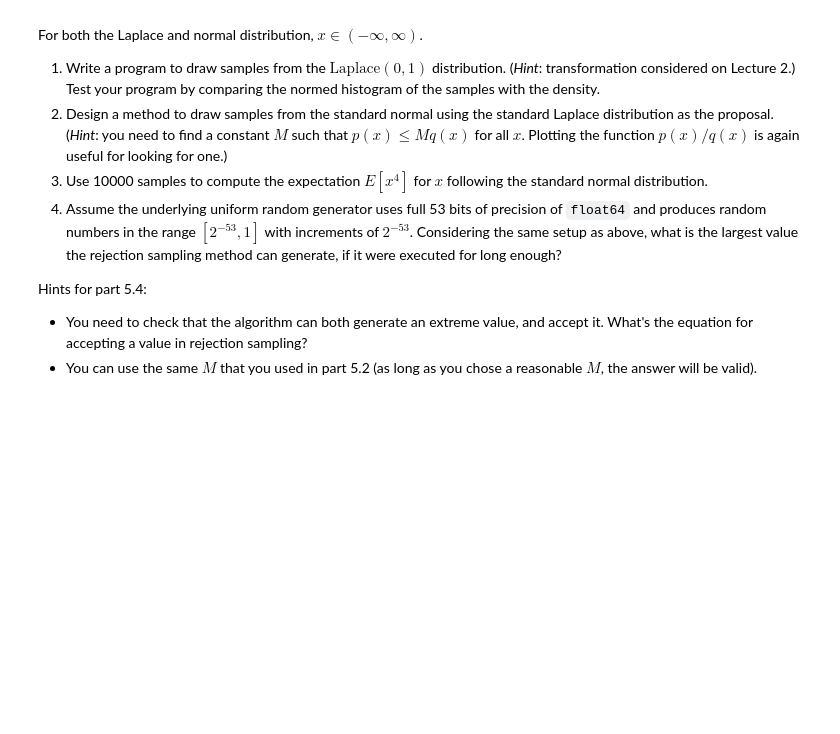
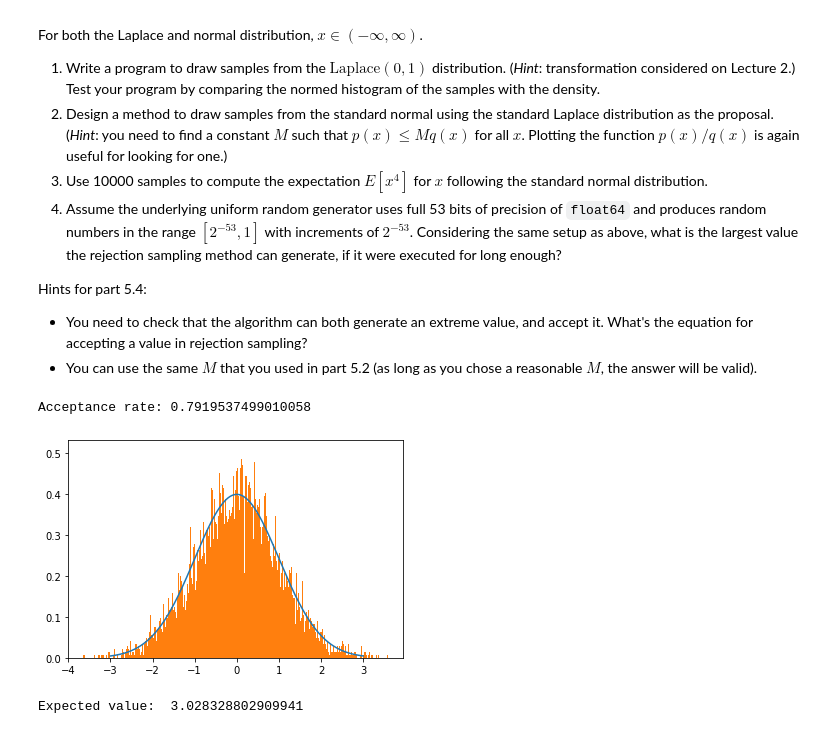
Before and after one commit to vyeoms/assignments, a Jupyter notebook: compstat/week1.ipynb, the cells around one changed output. Cells and saved outputs as stored; diff of their text form; code cells hidden in the pictures; blank space fills up the shorter version.

```diff
--- a/compstat/week1.ipynb
+++ b/compstat/week1.ipynb
@@ -245,3 +242,59 @@ For both the Laplace and normal distribution, $x \in (-\infty, \infty)$.
 Hints for part 5.4:
 - You need to check that the algorithm can both generate an extreme value, and accept it. What's the equation for accepting a value in rejection sampling?
 - You can use the same $M$ that you used in part 5.2 (as long as you chose a reasonable $M$, the answer will be valid).
+# %%
+def laplacePDF(x):
+    return 0.5*np.exp(-np.absolute(x))
+
+def sampleLaplace(x):
+    if x < 0.5:
+        return -np.log(2*x)
+    return np.log(2*x)
+
+def normalPDF(x):
+    return 1/np.sqrt(2*np.pi) * np.exp(-0.5*x*x)
+
+# Biggest estimated value from here: ~1.253. Proposal M: 1.3
+# sample = np.arange(0, 1, 0.001)
+# print(max(laplacePDF(sample)/normalPDF(sample)))
+
+def RejectionSampler(f_pdf, g_pdf, g_sample, M, N):
+    """
+    Returns N samples following pdf f_pdf() using proposal g(x)
+    with pdf g_pdf() that can be sampled by g_sample().
+    Requirement: f_pdf(x) <= M*g_pdf(x) for all x.
+    """
+    i = 0
+    rejects = 0
+    x = np.zeros(N)
+    while i < N:
+        x_prop = g_sample()
+        u = npr.uniform(0, 1)
+        if (u * M * g_pdf(x_prop)) < f_pdf(x_prop):
+            # Accept the sample and record it
+            x[i] = x_prop
+            i += 1
+        else:
+            rejects += 1
+    print("Acceptance rate:", N/(N+rejects))
+    return x
+
+def calculateExpectedFour(x):
+    return sum(x**4)/len(x)
+
+def plotHistWithDistEx5():
+    hist_sample = RejectionSampler( normalPDF, laplacePDF, npr.laplace, 1.26, 10000 )
+    pdf_sample_space = np.arange(-3, 3, 0.001)
+    pdf = normalPDF(pdf_sample_space)
+
+    plt.plot(pdf_sample_space, pdf)
+    plt.hist(hist_sample, bins=500, density=True)
+    plt.show()
+    return hist_sample
+
+sample = plotHistWithDistEx5()
+print("Expected value: ", calculateExpectedFour(sample))
+# %% [output]
+Acceptance rate: 0.7919537499010058
+[figure, added]
+Expected value:  3.028328802909941
```
Also changed, not shown: parts of 1 cell of this notebook.
